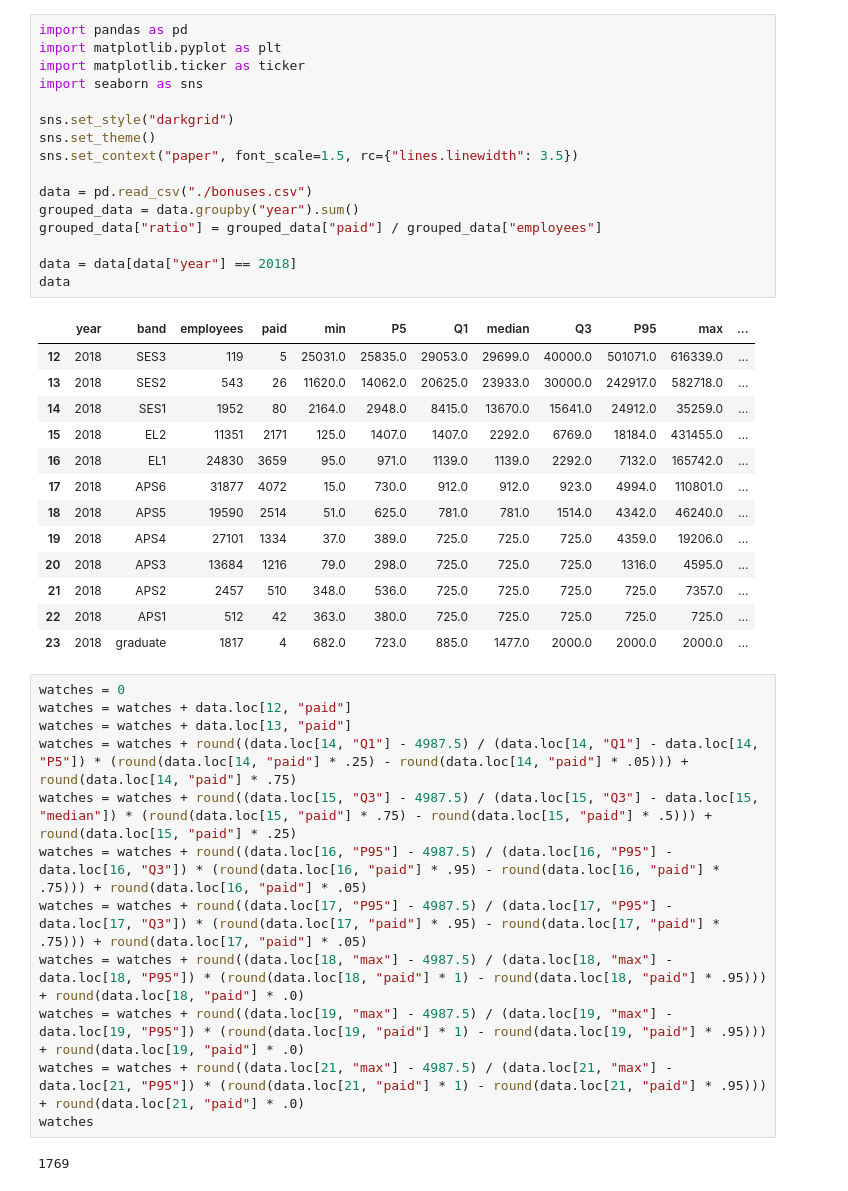
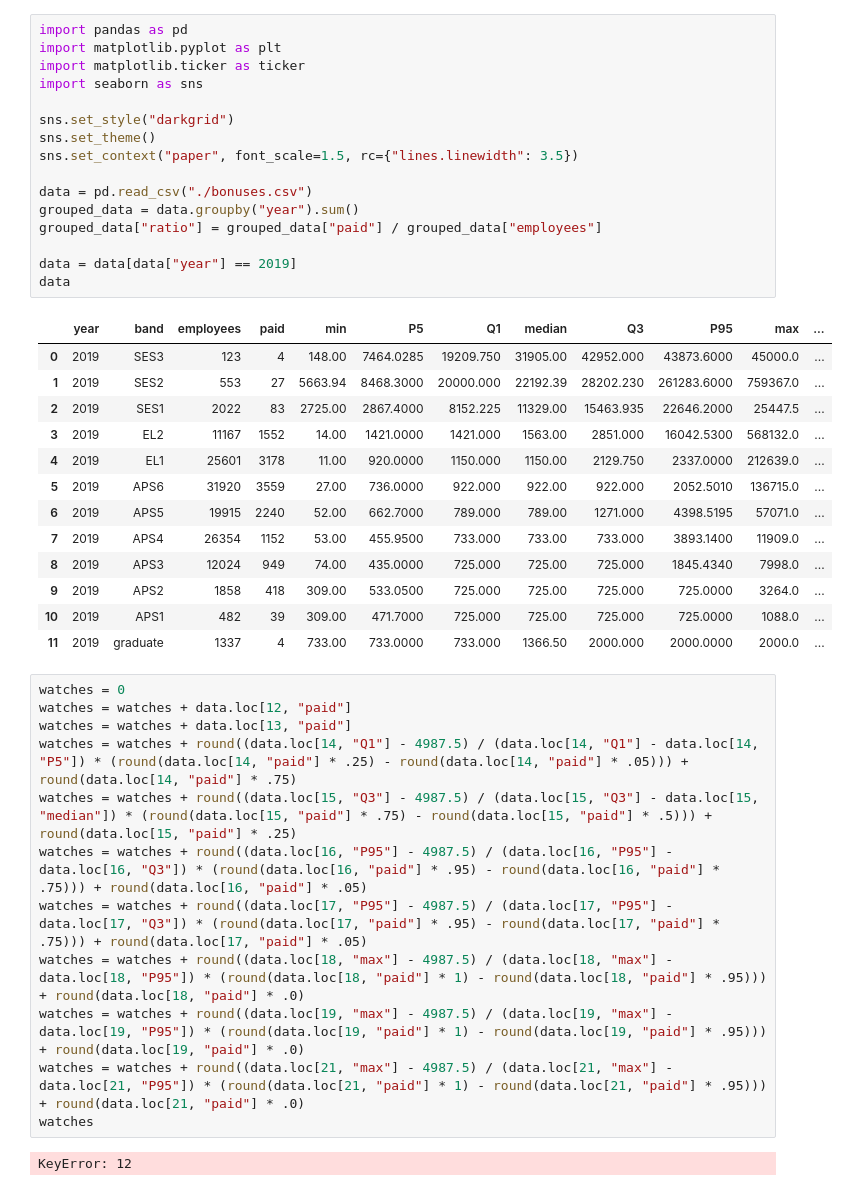
Before and after one commit to MarkusMannheim/aps-bonuses, a Jupyter notebook: bonuses.ipynb, the cells around one changed output. Saved outputs shown, nothing was run; the diff lists cells and outputs as text.

```diff
--- a/bonuses.ipynb
+++ b/bonuses.ipynb
@@ -1,33 +1,33 @@
 # %%
 import pandas as pd
 import matplotlib.pyplot as plt
 import matplotlib.ticker as ticker
 import seaborn as sns
 
 sns.set_style("darkgrid")
 sns.set_theme()
 sns.set_context("paper", font_scale=1.5, rc={"lines.linewidth": 3.5})
 
 data = pd.read_csv("./bonuses.csv")
 grouped_data = data.groupby("year").sum()
 grouped_data["ratio"] = grouped_data["paid"] / grouped_data["employees"]
 
-data = data[data["year"] == 2018]
+data = data[data["year"] == 2019]
 data
 # %% [output]
 |  | year | band | employees | paid | min | P5 | Q1 | median | Q3 | P95 | max | ... |
-| 12 | 2018 | SES3 | 119 | 5 | 25031.0 | 25835.0 | 29053.0 | 29699.0 | 40000.0 | 501071.0 | 616339.0 | ... |
-| 13 | 2018 | SES2 | 543 | 26 | 11620.0 | 14062.0 | 20625.0 | 23933.0 | 30000.0 | 242917.0 | 582718.0 | ... |
-| 14 | 2018 | SES1 | 1952 | 80 | 2164.0 | 2948.0 | 8415.0 | 13670.0 | 15641.0 | 24912.0 | 35259.0 | ... |
-| 15 | 2018 | EL2 | 11351 | 2171 | 125.0 | 1407.0 | 1407.0 | 2292.0 | 6769.0 | 18184.0 | 431455.0 | ... |
-| 16 | 2018 | EL1 | 24830 | 3659 | 95.0 | 971.0 | 1139.0 | 1139.0 | 2292.0 | 7132.0 | 165742.0 | ... |
-| 17 | 2018 | APS6 | 31877 | 4072 | 15.0 | 730.0 | 912.0 | 912.0 | 923.0 | 4994.0 | 110801.0 | ... |
-| 18 | 2018 | APS5 | 19590 | 2514 | 51.0 | 625.0 | 781.0 | 781.0 | 1514.0 | 4342.0 | 46240.0 | ... |
-| 19 | 2018 | APS4 | 27101 | 1334 | 37.0 | 389.0 | 725.0 | 725.0 | 725.0 | 4359.0 | 19206.0 | ... |
-| 20 | 2018 | APS3 | 13684 | 1216 | 79.0 | 298.0 | 725.0 | 725.0 | 725.0 | 1316.0 | 4595.0 | ... |
-| 21 | 2018 | APS2 | 2457 | 510 | 348.0 | 536.0 | 725.0 | 725.0 | 725.0 | 725.0 | 7357.0 | ... |
-| 22 | 2018 | APS1 | 512 | 42 | 363.0 | 380.0 | 725.0 | 725.0 | 725.0 | 725.0 | 725.0 | ... |
-| 23 | 2018 | graduate | 1817 | 4 | 682.0 | 723.0 | 885.0 | 1477.0 | 2000.0 | 2000.0 | 2000.0 | ... |
+| 0 | 2019 | SES3 | 123 | 4 | 148.00 | 7464.0285 | 19209.750 | 31905.00 | 42952.000 | 43873.6000 | 45000.0 | ... |
+| 1 | 2019 | SES2 | 553 | 27 | 5663.94 | 8468.3000 | 20000.000 | 22192.39 | 28202.230 | 261283.6000 | 759367.0 | ... |
+| 2 | 2019 | SES1 | 2022 | 83 | 2725.00 | 2867.4000 | 8152.225 | 11329.00 | 15463.935 | 22646.2000 | 25447.5 | ... |
+| 3 | 2019 | EL2 | 11167 | 1552 | 14.00 | 1421.0000 | 1421.000 | 1563.00 | 2851.000 | 16042.5300 | 568132.0 | ... |
+| 4 | 2019 | EL1 | 25601 | 3178 | 11.00 | 920.0000 | 1150.000 | 1150.00 | 2129.750 | 2337.0000 | 212639.0 | ... |
+| 5 | 2019 | APS6 | 31920 | 3559 | 27.00 | 736.0000 | 922.000 | 922.00 | 922.000 | 2052.5010 | 136715.0 | ... |
+| 6 | 2019 | APS5 | 19915 | 2240 | 52.00 | 662.7000 | 789.000 | 789.00 | 1271.000 | 4398.5195 | 57071.0 | ... |
+| 7 | 2019 | APS4 | 26354 | 1152 | 53.00 | 455.9500 | 733.000 | 733.00 | 733.000 | 3893.1400 | 11909.0 | ... |
+| 8 | 2019 | APS3 | 12024 | 949 | 74.00 | 435.0000 | 725.000 | 725.00 | 725.000 | 1845.4340 | 7998.0 | ... |
+| 9 | 2019 | APS2 | 1858 | 418 | 309.00 | 533.0500 | 725.000 | 725.00 | 725.000 | 725.0000 | 3264.0 | ... |
+| 10 | 2019 | APS1 | 482 | 39 | 309.00 | 471.7000 | 725.000 | 725.00 | 725.000 | 725.0000 | 1088.0 | ... |
+| 11 | 2019 | graduate | 1337 | 4 | 733.00 | 733.0000 | 733.000 | 1366.50 | 2000.000 | 2000.0000 | 2000.0 | ... |
 # %%
 watches = 0
 watches = watches + data.loc[12, "paid"]
@@ -41,7 +41,7 @@ watches = watches + round((data.loc[19, "max"] - 4987.5) / (data.loc[19, "max"]
 watches = watches + round((data.loc[21, "max"] - 4987.5) / (data.loc[21, "max"] - data.loc[21, "P95"]) * (round(data.loc[21, "paid"] * 1) - round(data.loc[21, "paid"] * .95))) + round(data.loc[21, "paid"] * .0)
 watches
 # %% [output]
-1769
+KeyError: 12
 # %%
 watches = 0
 watches = watches + data.loc[12, "paid"]
```
Also changed, not shown: parts of 3 cells of this notebook.
